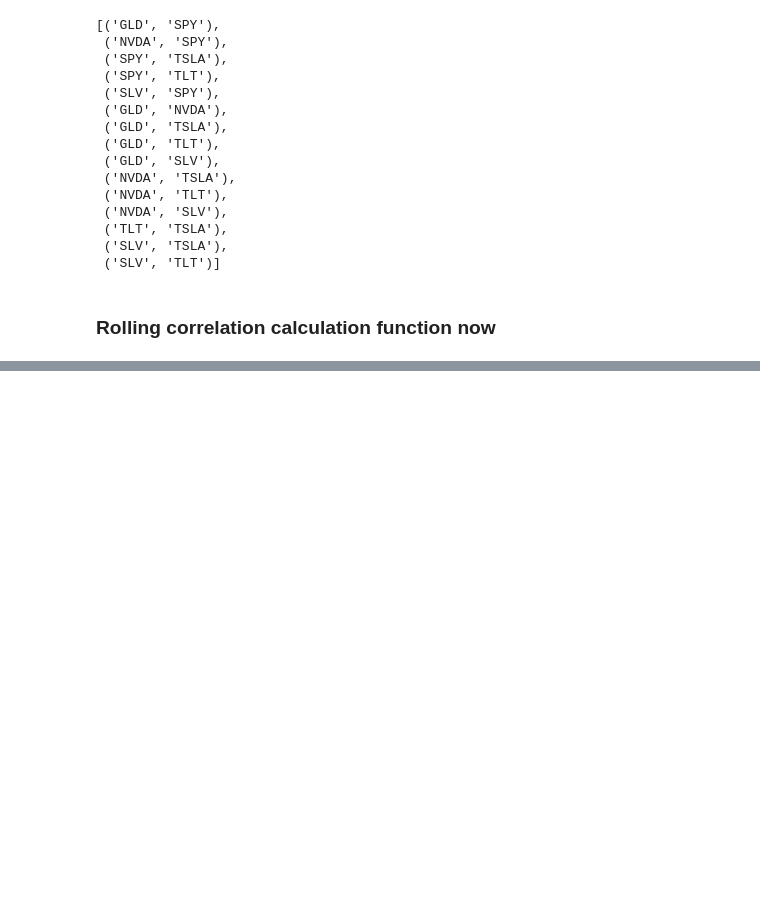
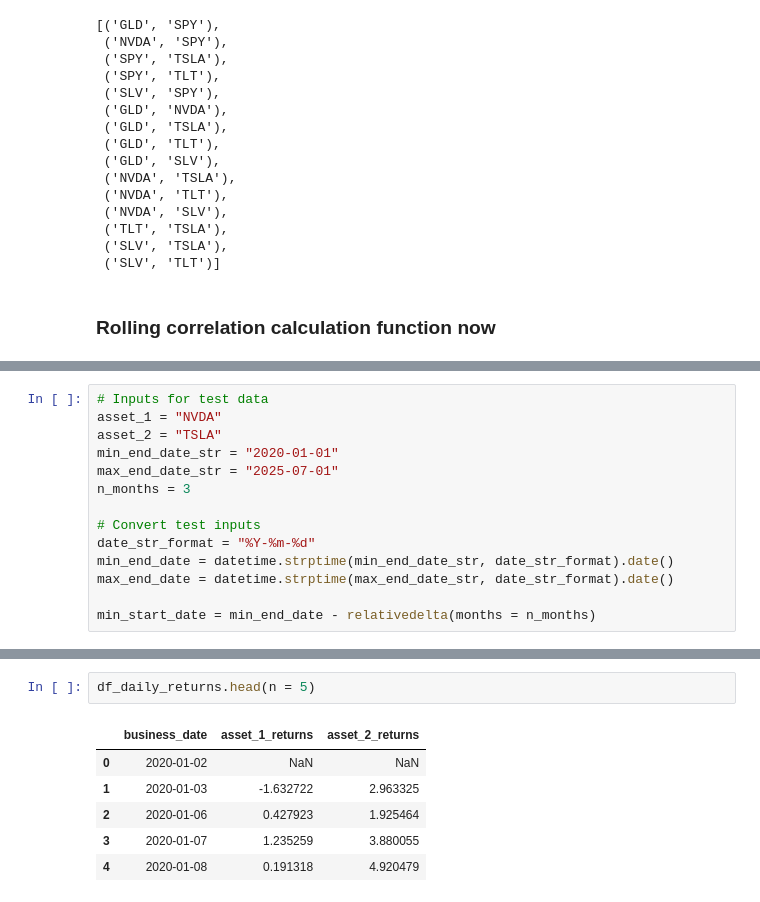
Before and after one commit to jzl4/financial-etl-poc, a Jupyter notebook: notebooks/notebook_3_rolling_correlations.ipynb, the cells around one changed output, grey strips where cells are left out. Cells and saved outputs as stored; diff of their text form; blank space fills up the shorter version.

```diff
--- a/notebooks/notebook_3_rolling_correlations.ipynb
+++ b/notebooks/notebook_3_rolling_correlations.ipynb
@@ -163 +95,15 @@ def get_start_date_for_asset_pair(end_date: date, roll_corr_window: str, busines
+# %%
+# Inputs for test data
+asset_1 = "NVDA"
+asset_2 = "TSLA"
+min_end_date_str = "2020-01-01"
+max_end_date_str = "2025-07-01"
+n_months = 3
+
+# Convert test inputs
+date_str_format = "%Y-%m-%d"
+min_end_date = datetime.strptime(min_end_date_str, date_str_format).date()
+max_end_date = datetime.strptime(max_end_date_str, date_str_format).date()
+
+min_start_date = min_end_date - relativedelta(months = n_months)
 # %%
@@ -453,0 +150,9 @@ plot_rolling_correlation(nvda_tsla_correlation)
+# %%
+df_daily_returns.head(n = 5)
+# %% [output]
+|  | business_date | asset_1_returns | asset_2_returns |
+| 0 | 2020-01-02 | NaN | NaN |
+| 1 | 2020-01-03 | -1.632722 | 2.963325 |
+| 2 | 2020-01-06 | 0.427923 | 1.925464 |
+| 3 | 2020-01-07 | 1.235259 | 3.880055 |
+| 4 | 2020-01-08 | 0.191318 | 4.920479 |
```
Also changed, not shown: parts of 33 cells of this notebook, 3 other files.
